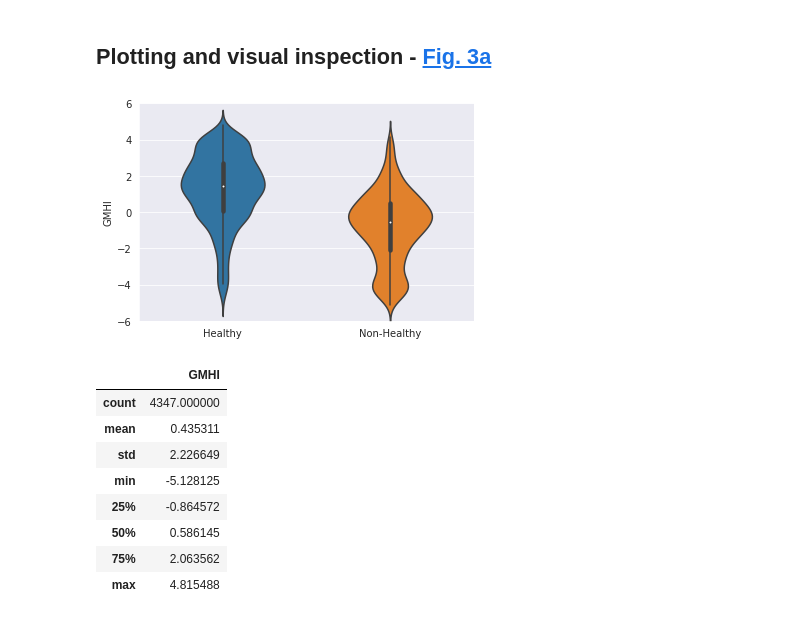
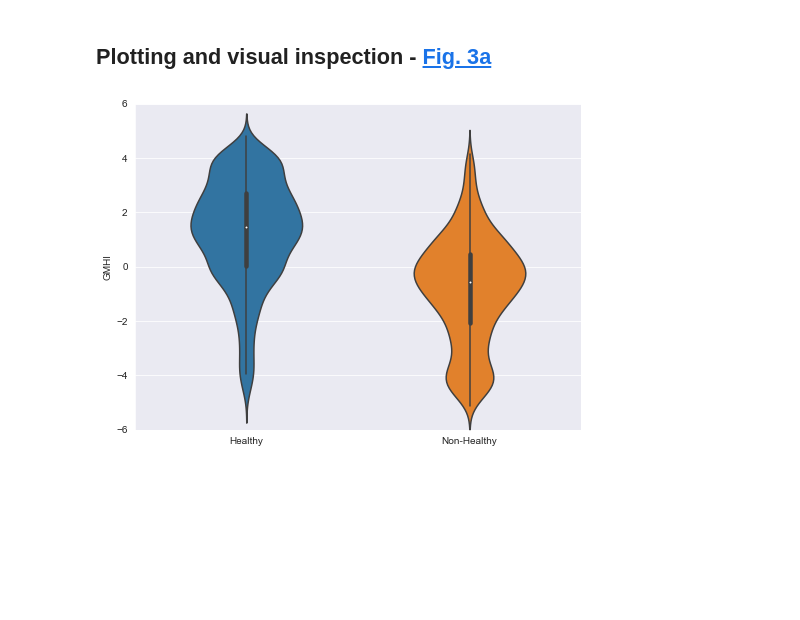
Before and after one commit to bioinf-mcb/q2-health-index, a Jupyter notebook: notebooks/plugin.ipynb, the cells around one changed output. Cells and saved outputs as stored; diff of their text form; code cells hidden in the pictures; blank space fills up the shorter version.

```diff
--- a/notebooks/plugin.ipynb
+++ b/notebooks/plugin.ipynb
@@ -13,17 +13,10 @@ def parse_species_list(species_file: str, delimiter='\n') -> List[str]:
     return species_list
 # %%
 # Article input
-full_data = "./tests/data/4347_final_relative_abundances.txt"
-MH_species_file = "./tests/data/MH_species.txt"
-MN_species_file = "./tests/data/MN_species.txt"
-
-# QIIME2-adapted input
-q2_data = "./tests/data/relative_table.qza"
-q2_h_species = "./tests/data/MH_species.tsv"
-q2_n_species = "./tests/data/MN_species.tsv"
+full_data = "../q2_health_index/tests/data/input/abundances/4347_final_relative_abundances.txt"
+MH_species_file = "../q2_health_index/data/MH_species.txt"
+MN_species_file = "../q2_health_index/data/MN_species.txt"
 
 # OUTPUT
 output_file = "GMHI_output.csv"
-
-# TEST DATA
 # %% [markdown]
@@ -58,8 +34,8 @@ Proposed way of importing relative abundances through QIIME2 framework yields id
 ## Further data processing
 # %%
 # Removing unclassified and virus species - skipped transposing steps
-na_species = tmp1.index.str.contains('unclassified|virus', regex=True)
-species_profile_2 = tmp1[~na_species]
+na_species = tmp.index.str.contains('unclassified|virus', regex=True)
+species_profile_2 = tmp[~na_species]
 # %%
 # Re-normalization of species' relative abundances after removing unclassified and virus species
 species_profile_3 = species_profile_2.apply(lambda x: x/x.sum(), axis=0)
@@ -139,3 +71,7 @@ MN_prime = np.median(NHC1[:kn]['n'])
+# %%
+# Derived form training set
+MH_prime = 7
+MN_prime = 31
 # %% [markdown]
 ### Creating GMHI table as output
 # %%
@@ -155,23 +91,13 @@ GMHI['Type'] = GMHI.Type.apply(lambda x: x[0])
 # %%
 import seaborn as sns
 import matplotlib.pyplot as plt
 
 GMHI['non-healthy'] = GMHI.Type != 'Healthy'
 
 sns.set_style('darkgrid')
+
+fig, g = plt.subplots(figsize=(8,6))
 g = sns.violinplot(x='non-healthy', y='GMHI', data=GMHI, scale='width', width=0.5)
 g.set(ylim=(-6, 6), xlabel='', xticklabels=['Healthy', 'Non-Healthy']);
 # %% [output]
-[figure, old version]
+[figure, new version]
-# %%
-GMHI.describe()
-# %% [output]
-|  | GMHI |
-| count | 4347.000000 |
-| mean | 0.435311 |
-| std | 2.226649 |
-| min | -5.128125 |
-| 25% | -0.864572 |
-| 50% | 0.586145 |
-| 75% | 2.063562 |
-| max | 4.815488 |
```
Also changed, not shown: parts of 15 cells of this notebook.
